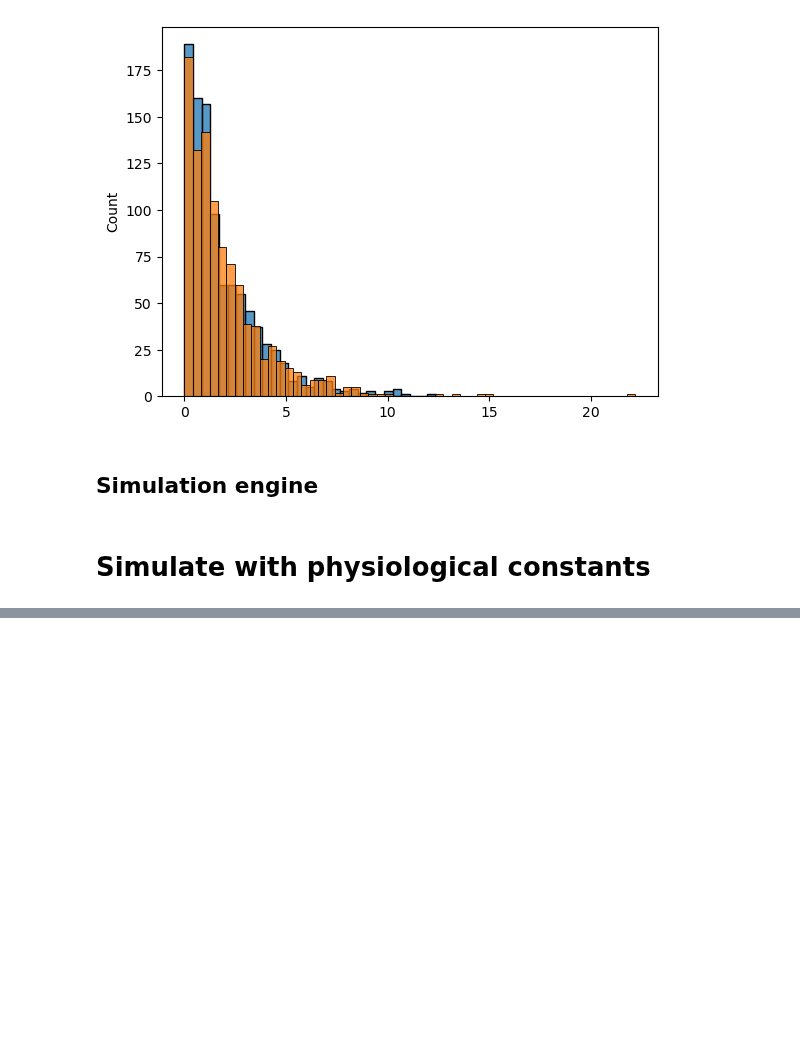
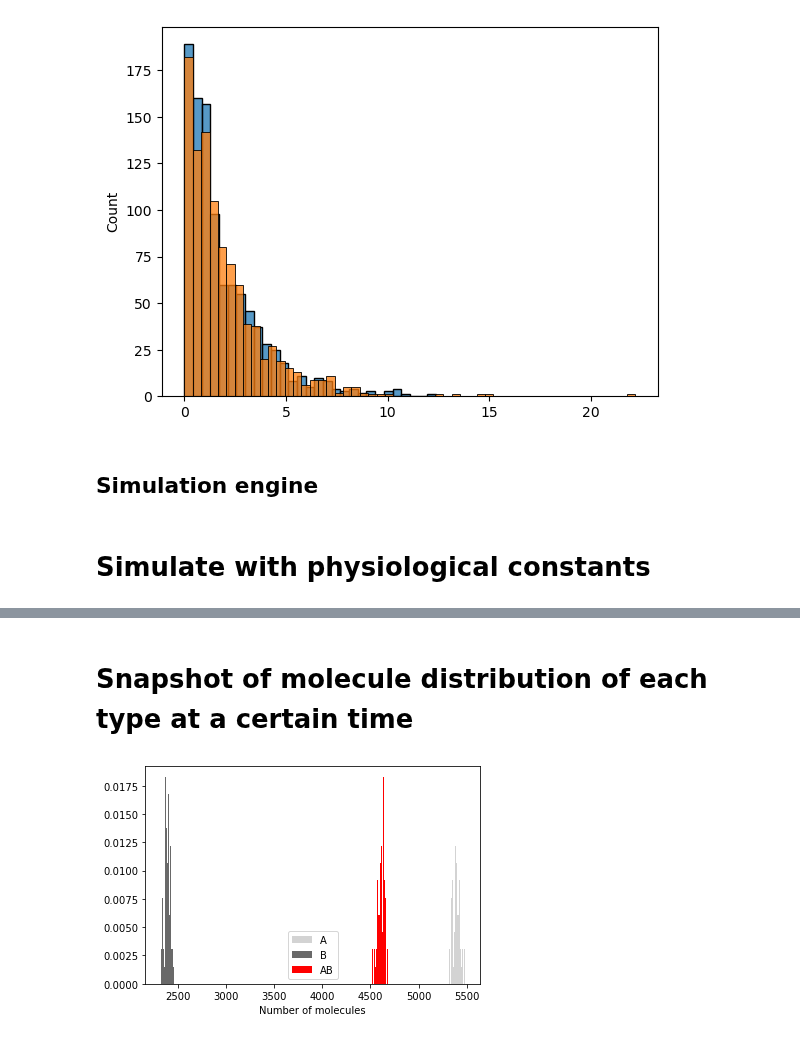
Before and after one commit to AndreMacedo88/Notebooks-Research, a Jupyter notebook: Simulations/Gillespie_stochastic_simulation.ipynb, the cells around one changed output, grey strips where cells are left out. Saved outputs shown, nothing was run; the diff lists cells and outputs as text; code cells hidden in the pictures; blank space fills up the shorter version.

```diff
--- a/Simulations/Gillespie_stochastic_simulation.ipynb
+++ b/Simulations/Gillespie_stochastic_simulation.ipynb
@@ -137,0 +214,27 @@ LT[:, 0] = LT0
+# %% [markdown]
+# Snapshot of molecule distribution of each type at a certain time
+# %%
+time = 0.02
+L_time = np.zeros(cycles)
+T_time = np.zeros(cycles)
+LT_time = np.zeros(cycles)
+
+for i in range(cycles):
+    for j in range(1, steps):
+        if t[i,j] >= time and t[i,j-1] < time:
+            L_time[i] = L[i,j]
+            T_time[i] = T[i,j]
+            LT_time[i] = LT[i,j]
+    # If trajectory doesn't span far enough take latest observation
+    if t[i, steps] < time:
+        L_time[i] = L[i, steps]
+        T_time[i] = T[i, steps]
+        LT_time[i] = LT[i, steps]
+
+plt.hist(L_time, density=True, bins=int(cycles/4), label="A", color='lightgrey')
+plt.hist(T_time, density=True, bins=int(cycles/4), label="B", color='dimgrey')
+plt.hist(LT_time, density=True, bins=int(cycles/4), label="AB", color='red')
+plt.xlabel("Number of molecules")
+plt.legend();
+# %% [output]
+[figure, added]
```
Also changed, not shown: parts of 8 cells of this notebook.
